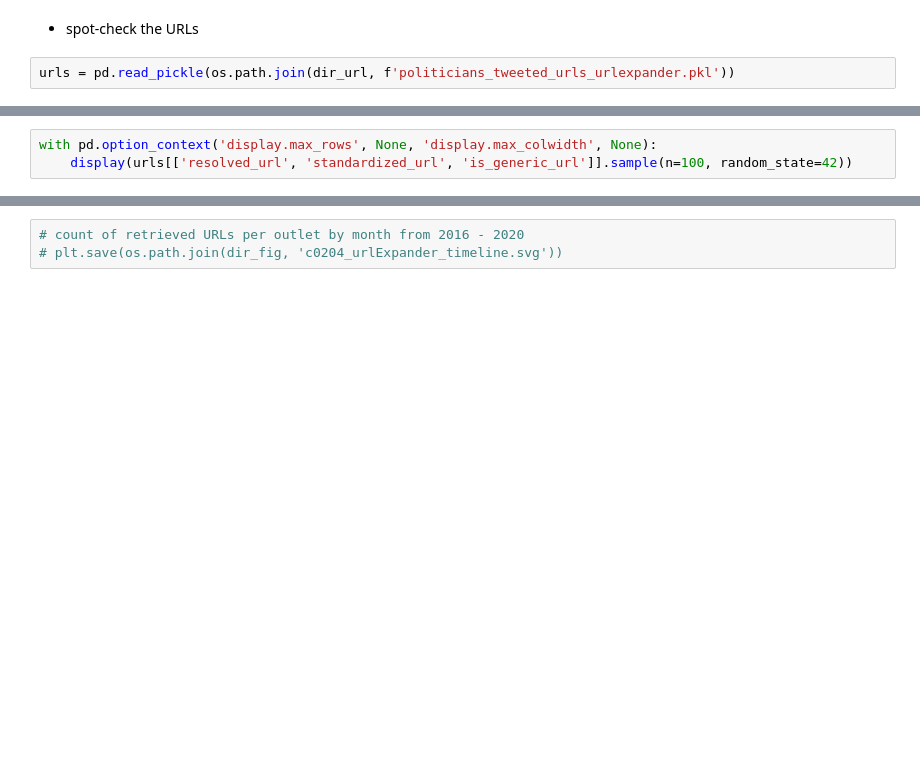
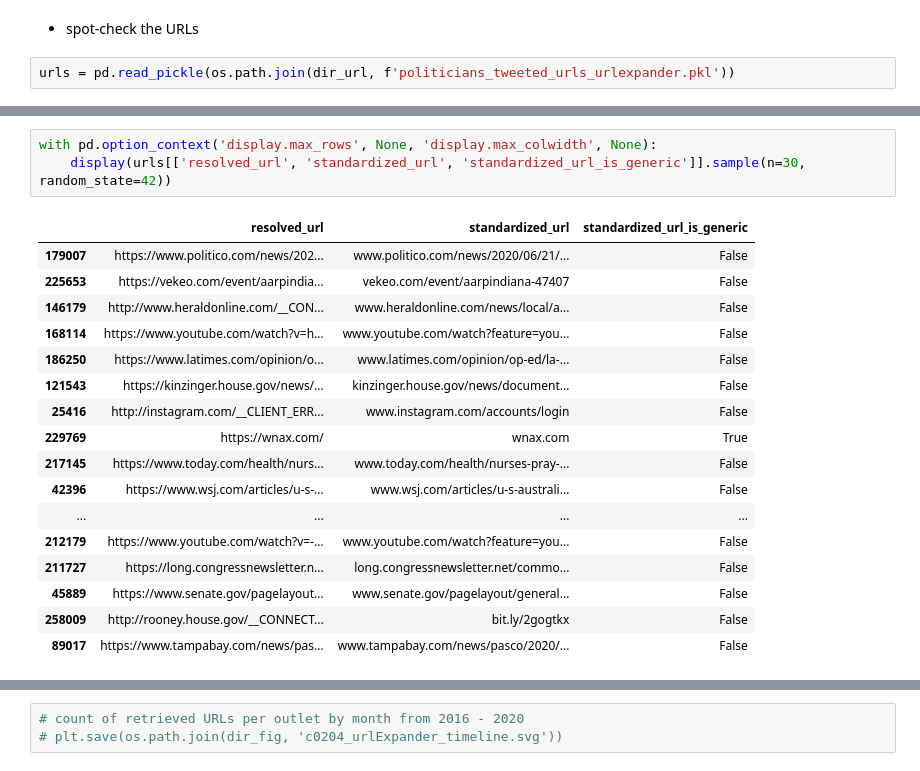
Before and after one commit to wlmwng/us-right-media, a Jupyter notebook: usrightmedia/code/02-twitter/05-twitter-prep-urls-urlexpander.ipynb, the cells around one changed output, grey strips where cells are left out. Saved outputs shown, nothing was run; the diff lists cells and outputs as text; blank space fills up the shorter version.

```diff
--- a/usrightmedia/code/02-twitter/05-twitter-prep-urls-urlexpander.ipynb
+++ b/usrightmedia/code/02-twitter/05-twitter-prep-urls-urlexpander.ipynb
@@ -142,3 +153,21 @@ with pd.option_context("display.max_rows", None, "display.max_colwidth", None):
 # %%
 with pd.option_context('display.max_rows', None, 'display.max_colwidth', None):
-    display(urls[['resolved_url', 'standardized_url', 'is_generic_url']].sample(n=100, random_state=42))
+    display(urls[['resolved_url', 'standardized_url', 'standardized_url_is_generic']].sample(n=30, random_state=42))
+# %% [output]
+|  | resolved_url | standardized_url | standardized_url_is_generic |
+| 179007 | https://www.politico.com/news/202... | www.politico.com/news/2020/06/21/... | False |
+| 225653 | https://vekeo.com/event/aarpindia... | vekeo.com/event/aarpindiana-47407 | False |
+| 146179 | http://www.heraldonline.com/__CON... | www.heraldonline.com/news/local/a... | False |
+| 168114 | https://www.youtube.com/watch?v=h... | www.youtube.com/watch?feature=you... | False |
+| 186250 | https://www.latimes.com/opinion/o... | www.latimes.com/opinion/op-ed/la-... | False |
+| 121543 | https://kinzinger.house.gov/news/... | kinzinger.house.gov/news/document... | False |
+| 25416 | http://instagram.com/__CLIENT_ERR... | www.instagram.com/accounts/login | False |
+| 229769 | https://wnax.com/ | wnax.com | True |
+| 217145 | https://www.today.com/health/nurs... | www.today.com/health/nurses-pray-... | False |
+| 42396 | https://www.wsj.com/articles/u-s-... | www.wsj.com/articles/u-s-australi... | False |
+| ... | ... | ... | ... |
+| 212179 | https://www.youtube.com/watch?v=-... | www.youtube.com/watch?feature=you... | False |
+| 211727 | https://long.congressnewsletter.n... | long.congressnewsletter.net/commo... | False |
+| 45889 | https://www.senate.gov/pagelayout... | www.senate.gov/pagelayout/general... | False |
+| 258009 | http://rooney.house.gov/__CONNECT... | bit.ly/2gogtkx | False |
+| 89017 | https://www.tampabay.com/news/pas... | www.tampabay.com/news/pasco/2020/... | False |
```
Also changed, not shown: parts of 20 cells of this notebook, 3 other files.
